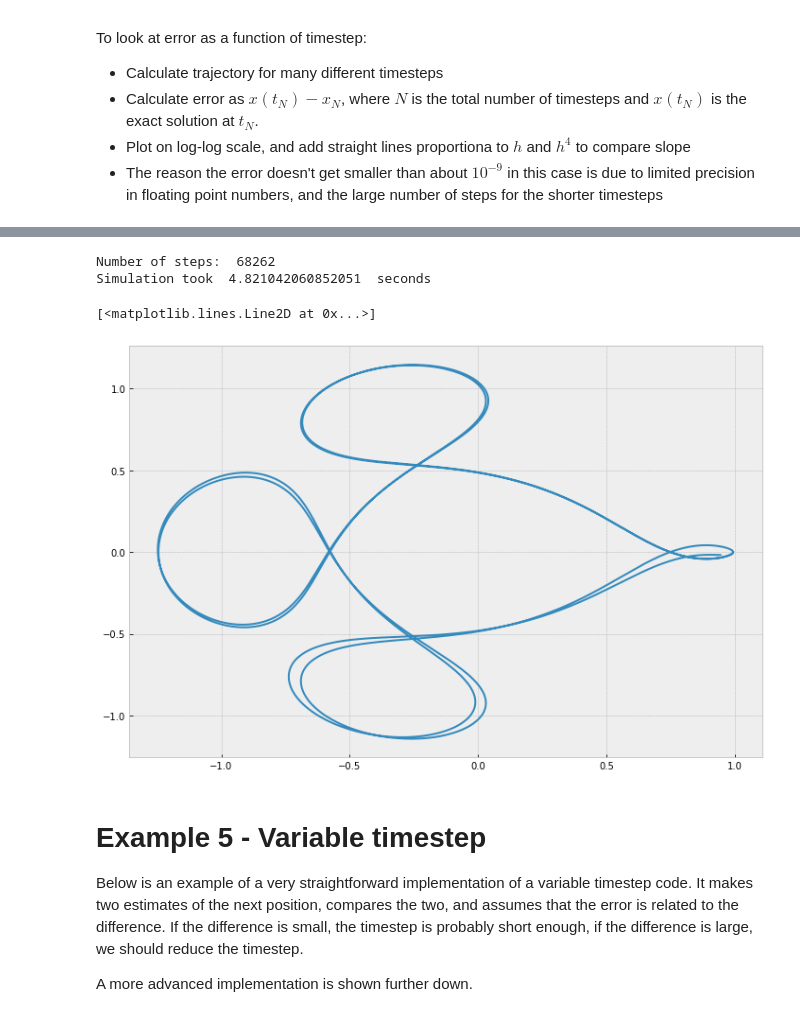
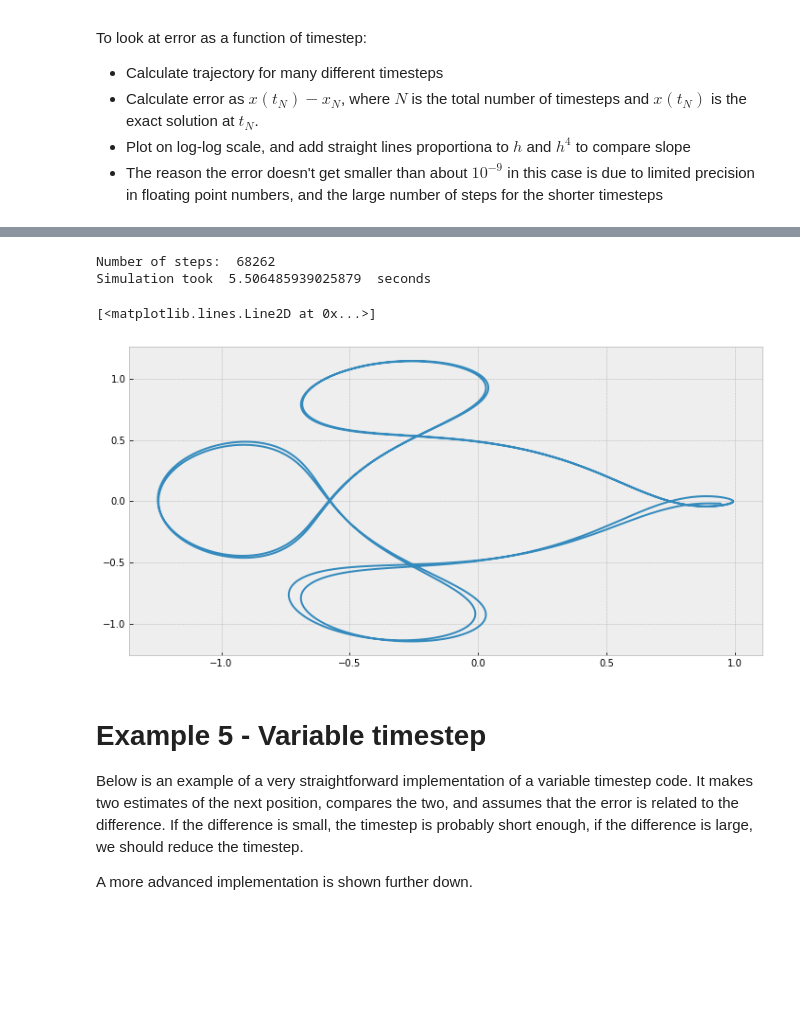
Before and after one commit to nordam/ComputationalPhysics, a Jupyter notebook: Notebooks/ODE.ipynb, the cells around one changed output, grey strips where cells are left out. Drawn from its saved outputs; the diff is of its cells as text; code cells hidden in the pictures; blank space fills up the shorter version.

```diff
--- a/Notebooks/ODE.ipynb
+++ b/Notebooks/ODE.ipynb
@@ -23,7 +23,7 @@ x    = 1/2
 t    = 0
 Tmax = 10
 # Timestep
-h    = 0.01
+h    = 0.1
 
 # Keep list of trajectories and times for plotting
 Xs = [x]
@@ -37,7 +37,7 @@ while t < Tmax:
     Ts.append(t)
     Xs.append(x)
 
-fig = plt.figure(figsize = (12,8))
+fig = plt.figure(figsize = (12,6))
 
 # Plot numerical solution
 plt.plot(Ts, Xs, marker = 'o', label = 'Numerical')
@@ -286,36 +286,36 @@ def fa(X, t):
     return np.array([dX0, dX1, dX2, dX3])
 
 
 t  = 0
 T  = 17.06521656015796
 X0 = np.array([
          0.994, # y1(0)
          0.0,   # y1'(0)
          0.0,   # y2(0)
         -2.001585106379082522405 # y2'(0)
     ])
 
 
 # Intergrate for a duration equal to 2T.
 # If the error after the first orbit is too large,
 # the second orbit will be completely off.
 # Try experimenting with the timestep.
 h  = 5e-4
 
 # Also, measure the time of the calculation
 tic = time()
 Xs, Ts = trajectory(X0, t, 2*T, h, fa, rk4)
 toc = time()
 print('Number of steps: ', len(Ts))
 print('Simulation took ', toc - tic, ' seconds')
 
-fig = plt.figure(figsize = (12, 8))
+fig = plt.figure(figsize = (12, 6))
 plt.plot(Xs[:,0], Xs[:,2])
 # %% [output]
 Number of steps:  68262
-Simulation took  4.821042060852051  seconds
+Simulation took  5.506485939025879  seconds
 [<matplotlib.lines.Line2D at 0x...>]
-[figure, old version]
+[figure, new version]
 # %% [markdown]
 # Example 5 - Variable timestep
 
```
Also changed, not shown: parts of 9 cells of this notebook.
